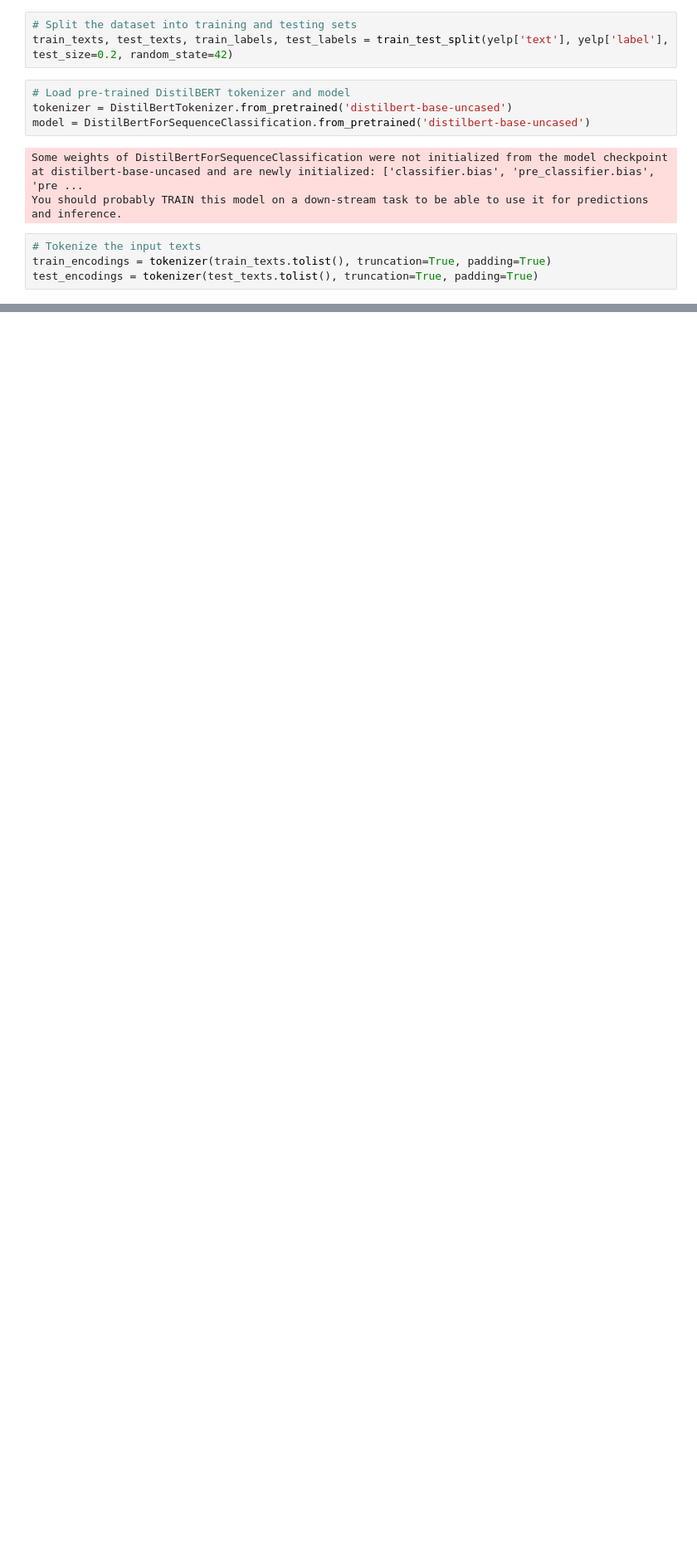
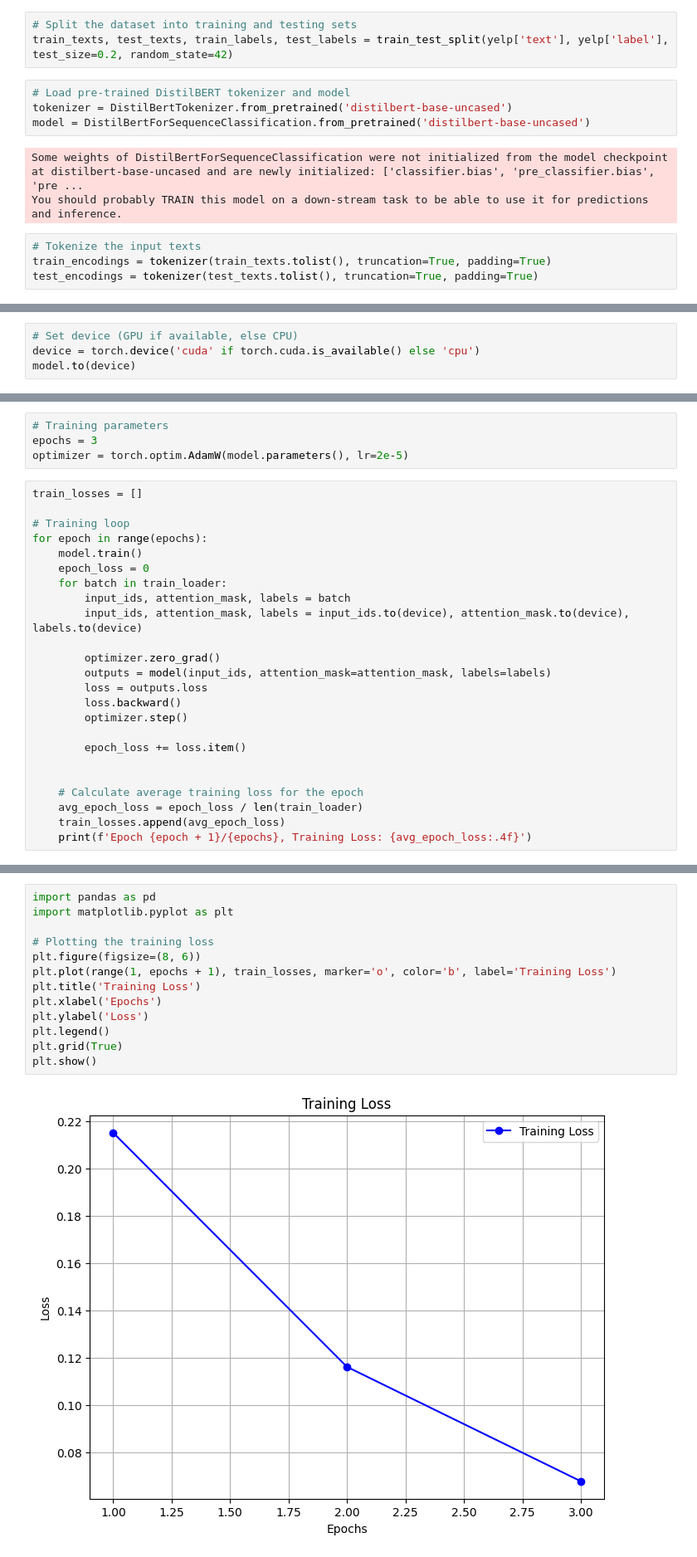
Before and after one commit to Sachinranasing/CM3604-Deep-Learning-Coursework, a Jupyter notebook: Senti_with_DistilBERT_Model.ipynb, the cells around one changed output, grey strips where cells are left out. Shown: that part at 83% size. Saved outputs shown, nothing was run; the diff lists cells and outputs as text; blank space fills up the shorter version.

Commit message:
Training the model and evaluation

```diff
--- a/Senti_with_DistilBERT_Model.ipynb
+++ b/Senti_with_DistilBERT_Model.ipynb
@@ -268,0 +281,4 @@ test_encodings = tokenizer(test_texts.tolist(), truncation=True, padding=True)
+# %%
+# Set device (GPU if available, else CPU)
+device = torch.device('cuda' if torch.cuda.is_available() else 'cpu')
+model.to(device)
@@ -268,0 +303,28 @@ test_encodings = tokenizer(test_texts.tolist(), truncation=True, padding=True)
+# %%
+# Training parameters
+epochs = 3
+optimizer = torch.optim.AdamW(model.parameters(), lr=2e-5)
+# %%
+train_losses = []
+
+# Training loop
+for epoch in range(epochs):
+    model.train()
+    epoch_loss = 0
+    for batch in train_loader:
+        input_ids, attention_mask, labels = batch
+        input_ids, attention_mask, labels = input_ids.to(device), attention_mask.to(device), labels.to(device)
+
+        optimizer.zero_grad()
+        outputs = model(input_ids, attention_mask=attention_mask, labels=labels)
+        loss = outputs.loss
+        loss.backward()
+        optimizer.step()
+
+        epoch_loss += loss.item()
+
+
+    # Calculate average training loss for the epoch
+    avg_epoch_loss = epoch_loss / len(train_loader)
+    train_losses.append(avg_epoch_loss)
+    print(f'Epoch {epoch + 1}/{epochs}, Training Loss: {avg_epoch_loss:.4f}')
@@ -268,0 +335,15 @@ test_encodings = tokenizer(test_texts.tolist(), truncation=True, padding=True)
+# %%
+import pandas as pd
+import matplotlib.pyplot as plt
+
+# Plotting the training loss
+plt.figure(figsize=(8, 6))
+plt.plot(range(1, epochs + 1), train_losses, marker='o', color='b', label='Training Loss')
+plt.title('Training Loss')
+plt.xlabel('Epochs')
+plt.ylabel('Loss')
+plt.legend()
+plt.grid(True)
+plt.show()
+# %% [output]
+[figure, added]
```
Also changed, not shown: parts of 9 cells of this notebook.
